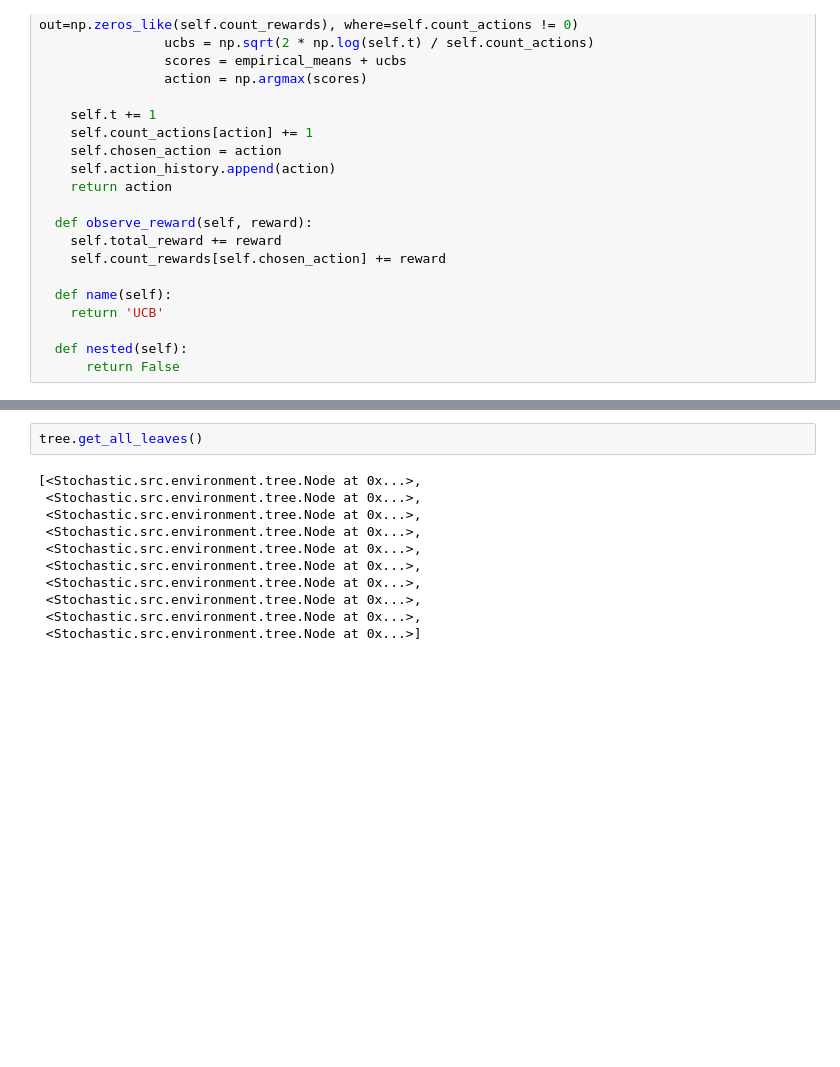
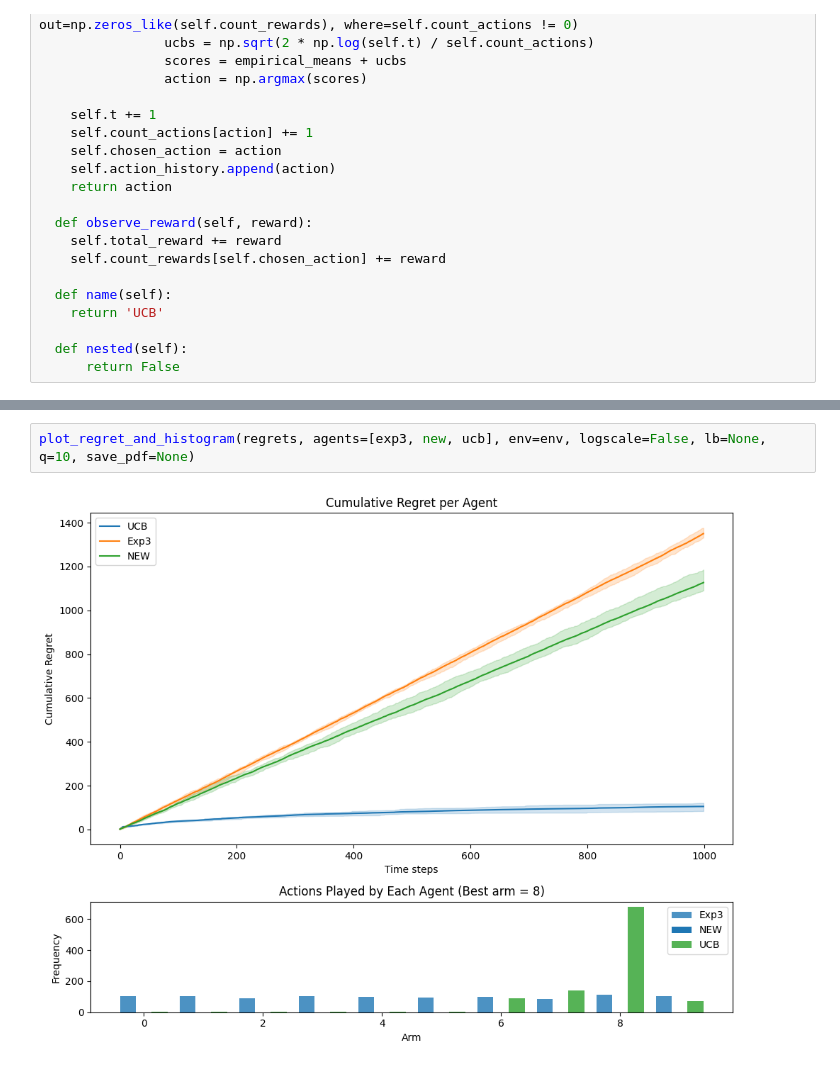
Before and after one commit to AugustinCablant/CRITEO-INTERNSHIP, a Jupyter notebook: MAB_nested_simulations.ipynb, the cells around one changed output, grey strips where cells are left out. Saved outputs shown, nothing was run; the diff lists cells and outputs as text; blank space fills up the shorter version.

```diff
--- a/MAB_nested_simulations.ipynb
+++ b/MAB_nested_simulations.ipynb
@@ -397,13 +442,4 @@ TypeError: update_score() missing 1 required positional argument: 'tree_step'
 # %%
-tree.get_all_leaves()
+plot_regret_and_histogram(regrets, agents=[exp3, new, ucb], env=env, logscale=False, lb=None, q=10, save_pdf=None)
 # %% [output]
-[<Stochastic.src.environment.tree.Node at 0x...>,
- <Stochastic.src.environment.tree.Node at 0x...>,
- <Stochastic.src.environment.tree.Node at 0x...>,
- <Stochastic.src.environment.tree.Node at 0x...>,
- <Stochastic.src.environment.tree.Node at 0x...>,
- <Stochastic.src.environment.tree.Node at 0x...>,
- <Stochastic.src.environment.tree.Node at 0x...>,
- <Stochastic.src.environment.tree.Node at 0x...>,
- <Stochastic.src.environment.tree.Node at 0x...>,
- <Stochastic.src.environment.tree.Node at 0x...>]
+[figure, added]
```
Also changed, not shown: parts of 5 cells of this notebook.
